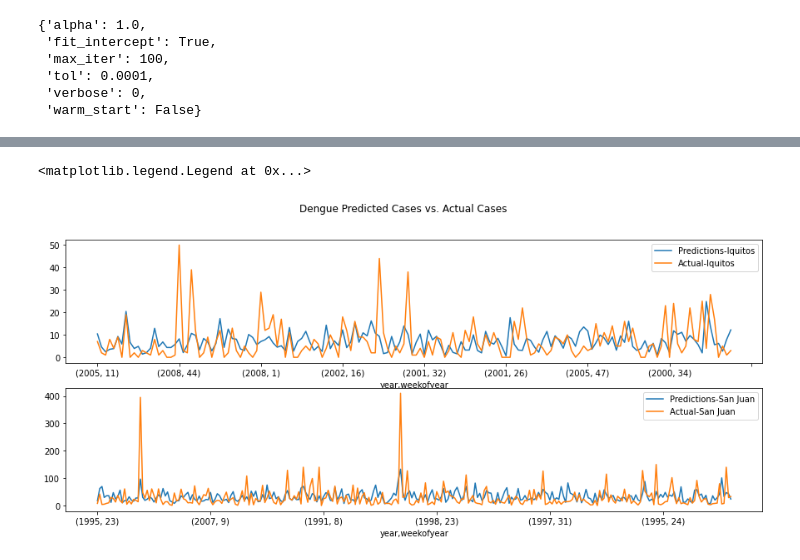
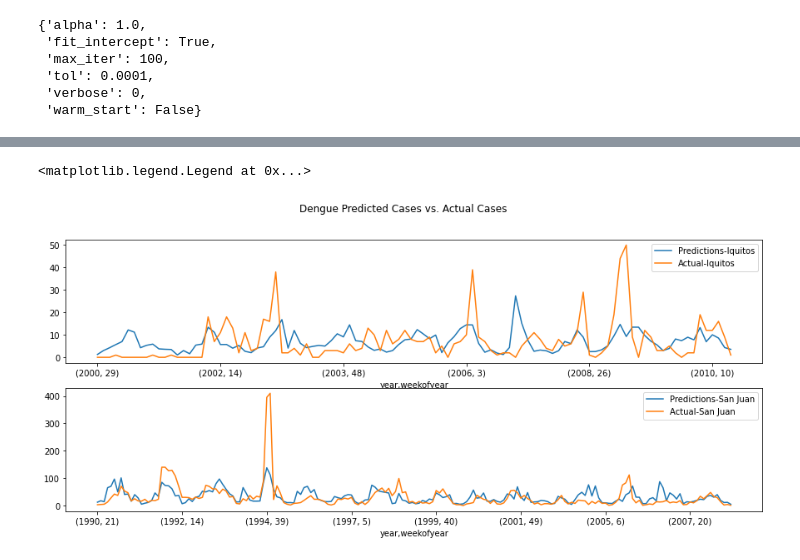
Before and after one commit to johnsaltercid/Dengue-Fever-Project, a Jupyter notebook: Dengue Project.ipynb, the cells around one changed output, grey strips where cells are left out. Drawn from its saved outputs; the diff is of its cells as text; code cells hidden in the pictures.

```diff
--- a/Dengue Project.ipynb
+++ b/Dengue Project.ipynb
@@ -336,9 +332,9 @@ y_iq = iq_train_sklearn['total_cases']
 X_sj = sj_train_sklearn.drop(['total_cases'], axis=1)
 y_sj = sj_train_sklearn['total_cases']
 
-X_train_iq, X_test_iq, y_train_iq, y_test_iq = train_test_split(X_iq, y_iq, test_size=0.3, random_state=SEED)
+X_train_iq, X_test_iq, y_train_iq, y_test_iq = train_test_split(X_iq, y_iq, test_size=0.2, random_state=SEED)
 
-X_train_sj, X_test_sj, y_train_sj, y_test_sj = train_test_split(X_sj, y_sj, test_size=0.3, random_state=SEED)
+X_train_sj, X_test_sj, y_train_sj, y_test_sj = train_test_split(X_sj, y_sj, test_size=0.2, random_state=SEED)
 # %%
 #Initalize the Poisson Regressor
 pr_iq = PoissonRegressor()
@@ -457,27 +434,32 @@ Name: total_cases, dtype: int64
 # %%
 #Plotting the Results
 
 figs, axes = plt.subplots(2,1, figsize=(15,6))
 
 X_test_iq_plot = X_test_iq.copy()
 X_test_sj_plot = X_test_sj.copy()
 
 # plot sj
 X_test_iq_plot['predictions'] = predictions_iq
+X_test_iq_plot = X_test_iq_plot.sort_index(axis=0)
 X_test_iq_plot.predictions.plot(ax=axes[0], label="Predictions-Iquitos")
-y_test_iq.plot(ax=axes[0], label="Actual-Iquitos")
+y_test_iq_plot = y_test_iq.sort_index(axis=0)
+y_test_iq_plot.plot(ax=axes[0], label="Actual-Iquitos")
 axes[0].legend()
+
 
 # plot iq
 X_test_sj_plot['predictions'] = predictions_sj
+X_test_sj_plot = X_test_sj_plot.sort_index(axis=0)
 X_test_sj_plot.predictions.plot(ax=axes[1], label="Predictions-San Juan")
-y_test_sj.plot(ax=axes[1], label="Actual-San Juan")
+y_test_sj_plot = y_test_sj.sort_index(axis=0)
+y_test_sj_plot.plot(ax=axes[1], label="Actual-San Juan")
 
 plt.suptitle("Dengue Predicted Cases vs. Actual Cases")
 axes[1].legend()
 # %% [output]
 <matplotlib.legend.Legend at 0x...>
-[figure, old version]
+[figure, new version]
 # %%
 #################################
 # Fitting the Test Data Provided#
```
Also changed, not shown: parts of 21 cells of this notebook, 2 other files.
